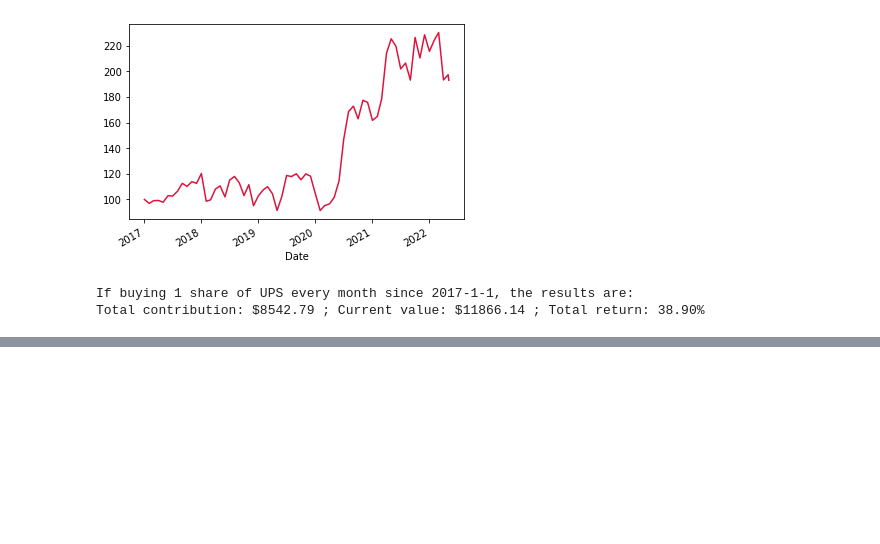
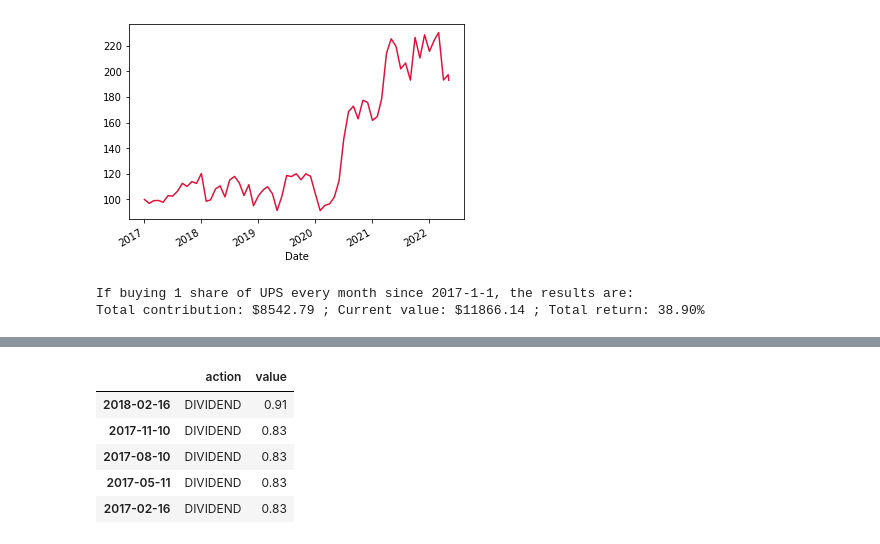
Before and after one commit to KuoLiang-hub/simulate-efficient-frontier-3tickers, a Jupyter notebook: single_stock_simple_analysis.ipynb, the cells around one changed output, grey strips where cells are left out. Cells and saved outputs as stored; diff of their text form; code cells hidden in the pictures; blank space fills up the shorter version.

```diff
--- a/constanct-inv.ipynb
+++ b/single_stock_simple_analysis.ipynb
@@ -45,0 +61,9 @@ Total contribution: $8542.79 ; Current value: $11866.14 ; Total return: 38.90%
+# %%
+dividends.tail()
+# %% [output]
+|  | action | value |
+| 2018-02-16 | DIVIDEND | 0.91 |
+| 2017-11-10 | DIVIDEND | 0.83 |
+| 2017-08-10 | DIVIDEND | 0.83 |
+| 2017-05-11 | DIVIDEND | 0.83 |
+| 2017-02-16 | DIVIDEND | 0.83 |
```
Also changed, not shown: parts of 4 cells of this notebook, 1 other file.
